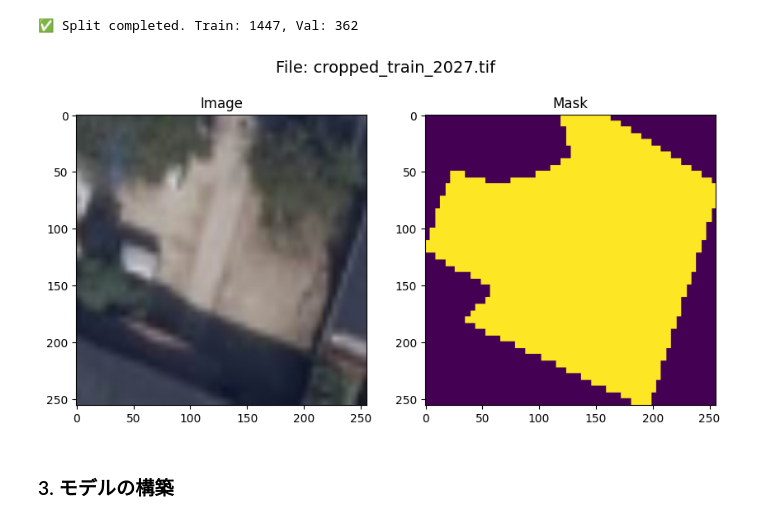
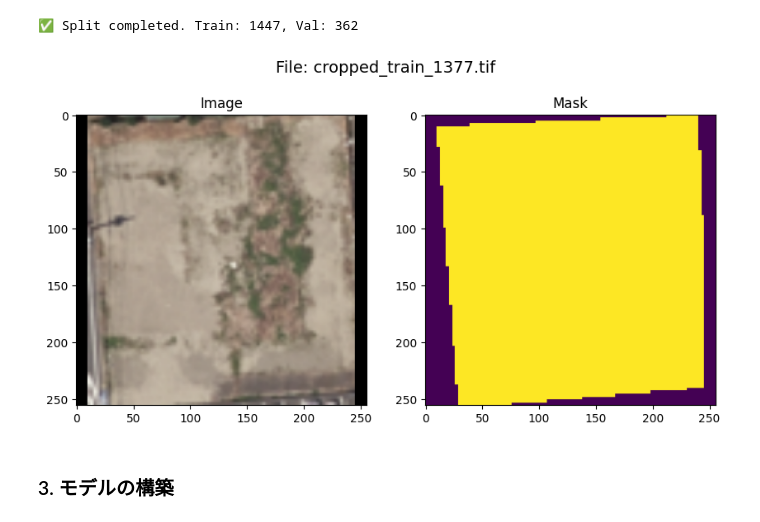
Before and after one commit to kmmr119/detect-emptylots, a Jupyter notebook: notebooks/main.ipynb, the cells around one changed output. Saved outputs shown, nothing was run; the diff lists cells and outputs as text; code cells hidden in the pictures.

```diff
--- a/notebooks/main.ipynb
+++ b/notebooks/main.ipynb
@@ -53,22 +53,22 @@ train_dataset = CustomSegmentationDataset(train_img_dir, train_ann_file, label_m
 val_dataset = CustomSegmentationDataset(val_img_dir, val_ann_file, label_map, transform=None, target_size=(256, 256))
 # %%
 # サンプル画像とマスクの可視化
-idx = 3
+idx = 200
 
 img, mask = train_dataset[idx]
 file_name = train_dataset.annotations_data[idx]['file_name']
 
 plt.figure(figsize=(10,5))
 plt.suptitle(f"File: {file_name}", fontsize=14)
 plt.subplot(1,2,1)
 plt.title("Image")
 plt.imshow(img.permute(1, 2, 0))
 plt.subplot(1,2,2)
 plt.title("Mask")
 plt.imshow(mask)
 plt.show()
 # %% [output]
-[figure, old version]
+[figure, new version]
 # %% [markdown]
 ### 3. モデルの構築
 # %%
```
Also changed, not shown: parts of 8 cells of this notebook, 3 other files.
